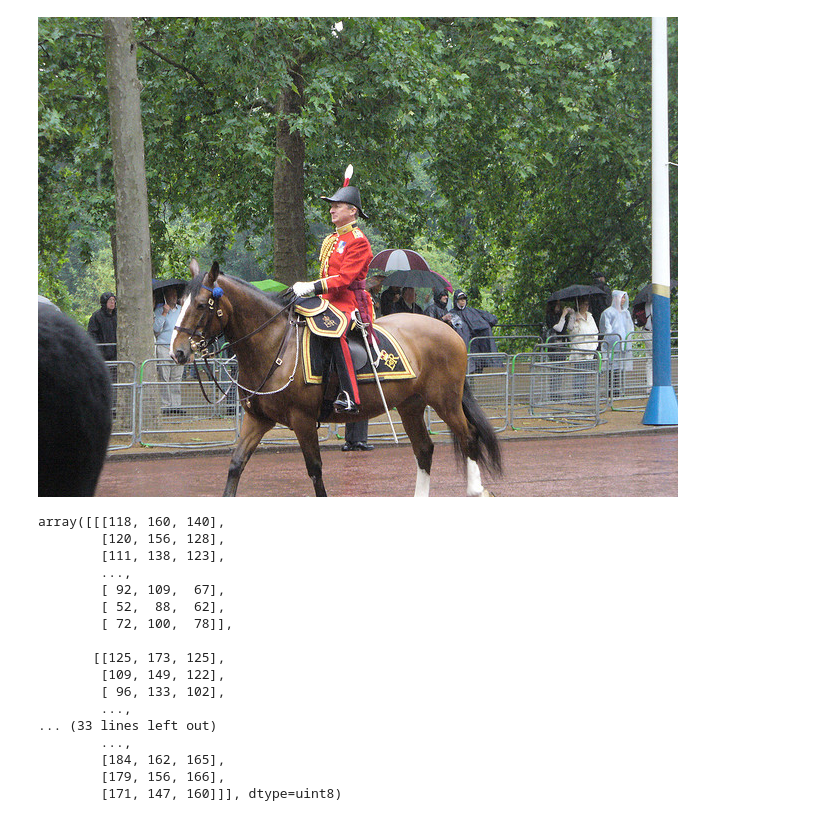
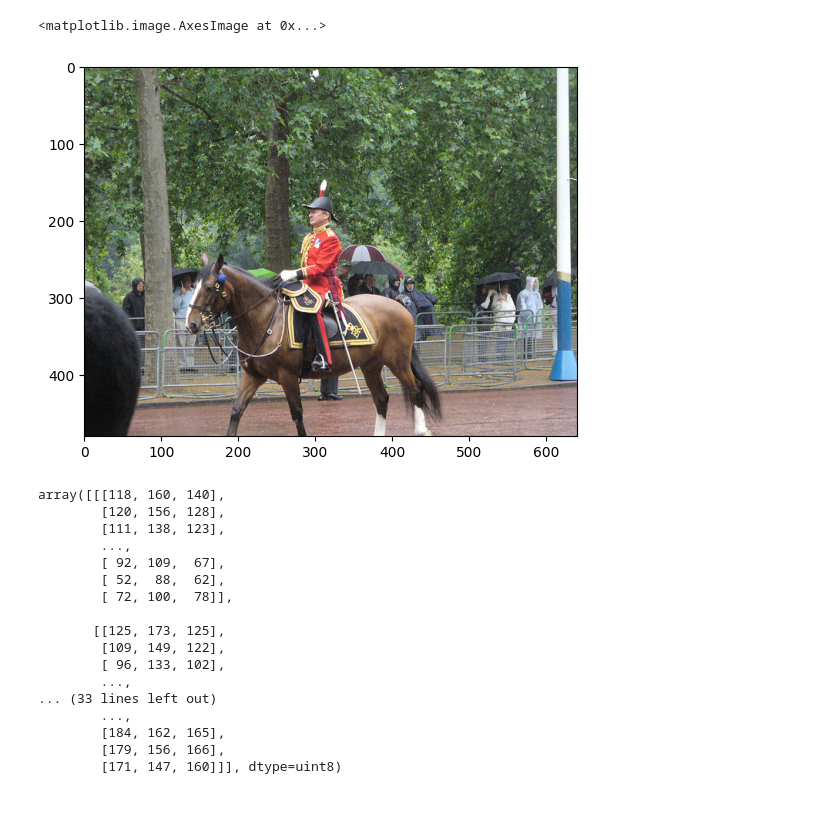
Before and after one commit to YQisme/detectron2, a Jupyter notebook: my_code/下载预训练模型进行推理.ipynb, the cells around one changed output. Drawn from its saved outputs; the diff is of its cells as text; code cells hidden in the pictures.

```diff
--- a/my_code/下载预训练模型进行推理.ipynb
+++ b/my_code/下载预训练模型进行推理.ipynb
@@ -1,9 +1,11 @@
-# %%
-from PIL import Image
-img=Image.open('./input.jpg')
-img
-# %% [output]
-[figure, removed]
+# %%
+import matplotlib.pyplot as plt
+
+img = plt.imread('./input.jpg')
+plt.imshow(img)
+# %% [output]
+<matplotlib.image.AxesImage at 0x...>
+[figure, added]
 # %%
 import numpy as np
 
```
Also changed, not shown: parts of 3 cells of this notebook.
